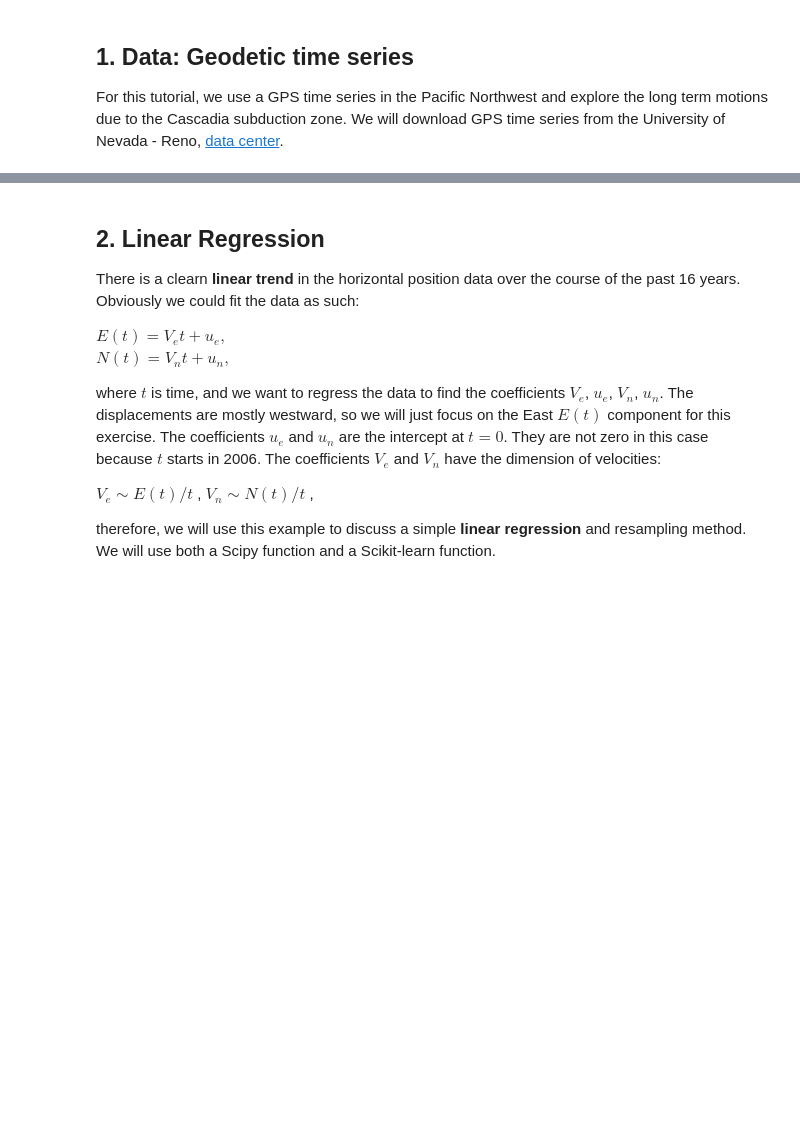
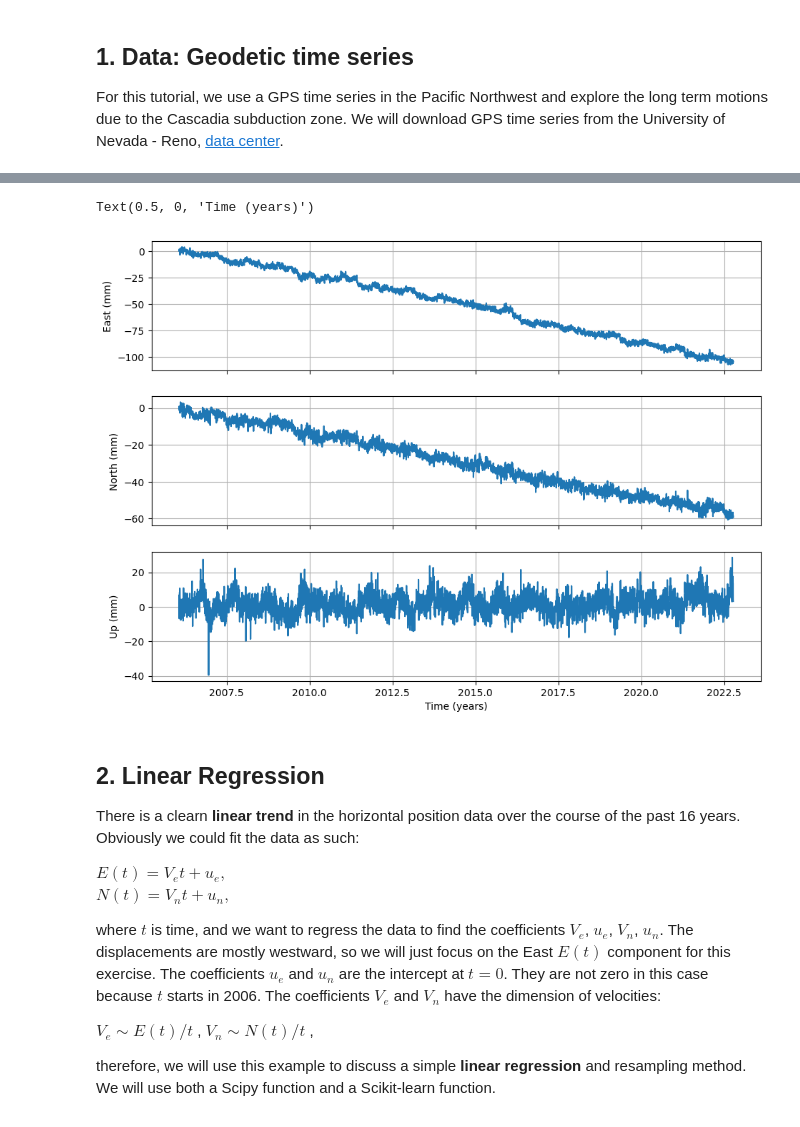
Before and after one commit to zomungGITHUB/MLGeo-2023, a Jupyter notebook: tutorials/Chap_2.5_Resampling/mlgeo_2.5_resampling.ipynb, the cells around one changed output, grey strips where cells are left out. Saved outputs shown, nothing was run; the diff lists cells and outputs as text; code cells hidden in the pictures; blank space fills up the shorter version.

```diff
--- a/tutorials/Chap_2.5_Resampling/mlgeo_2.5_resampling.ipynb
+++ b/tutorials/Chap_2.5_Resampling/mlgeo_2.5_resampling.ipynb
@@ -48,10 +58,13 @@ df['date']
 # %%
 # Plot the GPS time series
 fig,ax=plt.subplots(3,1,figsize=(11,8),sharex=True)
-ax[0].plot_date(df['date'][df['station']==sta],df['east'][df['station']==sta]);ax[0].grid(True);ax[0].set_ylabel('East (mm)')
-ax[1].plot_date(df['date'][df['station']==sta],df['north'][df['station']==sta]);ax[1].grid(True);ax[1].set_ylabel('North (mm)')
-ax[2].plot_date(df['date'][df['station']==sta],df['up'][df['station']==sta]);ax[2].grid(True);ax[2].set_ylabel('Up (mm)')
+ax[0].plot(df['date_year'][df['station']==sta],df['east'][df['station']==sta]);ax[0].grid(True);ax[0].set_ylabel('East (mm)')
+ax[1].plot(df['date_year'][df['station']==sta],df['north'][df['station']==sta]);ax[1].grid(True);ax[1].set_ylabel('North (mm)')
+ax[2].plot(df['date_year'][df['station']==sta],df['up'][df['station']==sta]);ax[2].grid(True);ax[2].set_ylabel('Up (mm)')
 ax[2].set_xlabel('Time (years)')
+# %% [output]
+Text(0.5, 0, 'Time (years)')
+[figure, added]
 # %% [markdown]
 ## 2. Linear Regression
 
```
Also changed, not shown: parts of 15 cells of this notebook.
